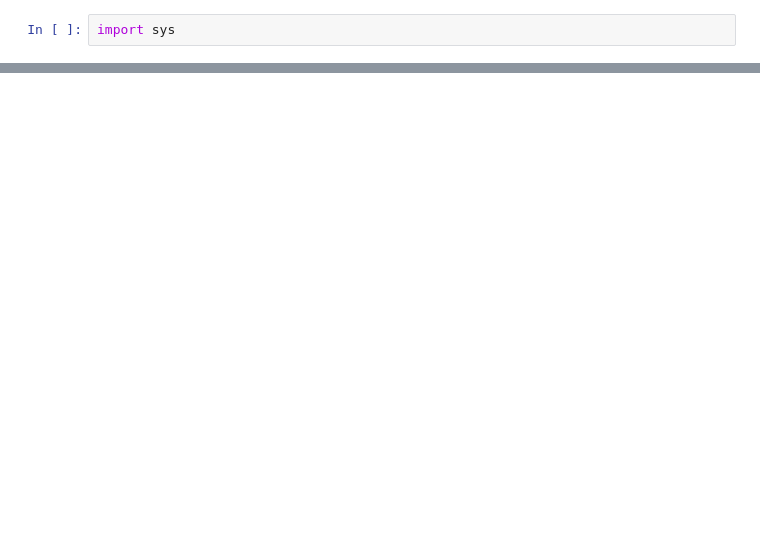
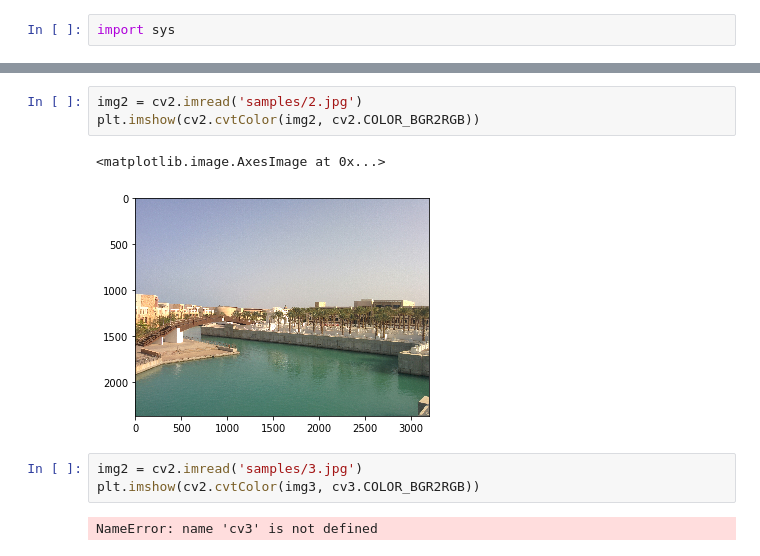
Before and after one commit to sicktastic/opencsv-playground, a Jupyter notebook: panorama/Panaroma - Python 2.ipynb, the cells around one changed output, grey strips where cells are left out. Cells and saved outputs as stored; diff of their text form; blank space fills up the shorter version.

```diff
--- a/panorama/Panaroma - Python 2.ipynb
+++ b/panorama/Panaroma - Python 2.ipynb
@@ -82,0 +16,11 @@ AttributeError: 'module' object has no attribute 'ORB'
+# %%
+img2 = cv2.imread('samples/2.jpg')
+plt.imshow(cv2.cvtColor(img2, cv2.COLOR_BGR2RGB))
+# %% [output]
+<matplotlib.image.AxesImage at 0x...>
+[figure, added]
+# %%
+img2 = cv2.imread('samples/3.jpg')
+plt.imshow(cv2.cvtColor(img3, cv3.COLOR_BGR2RGB))
+# %% [output]
+NameError: name 'cv3' is not defined
```
Also changed, not shown: parts of 5 cells of this notebook, 4 other files.
